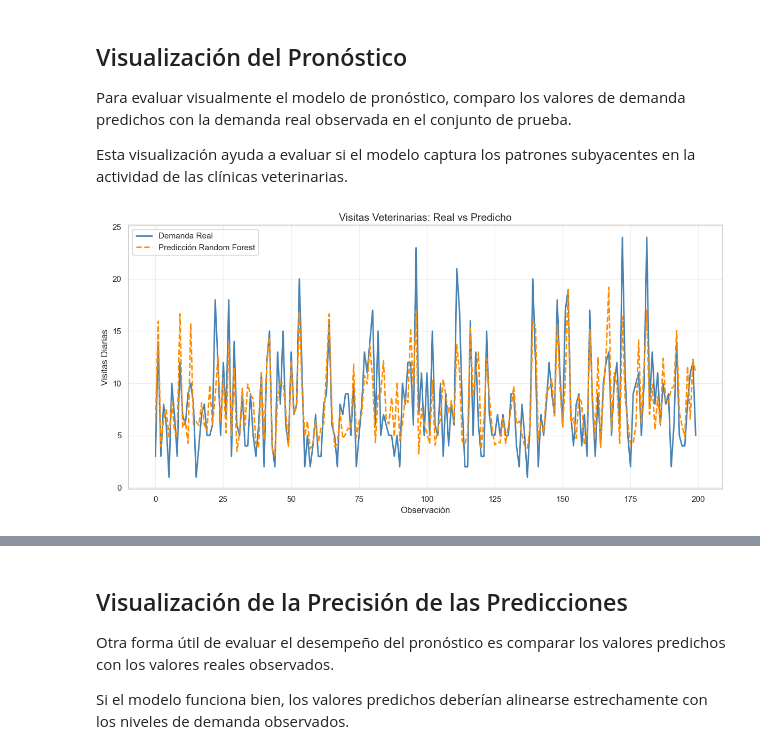
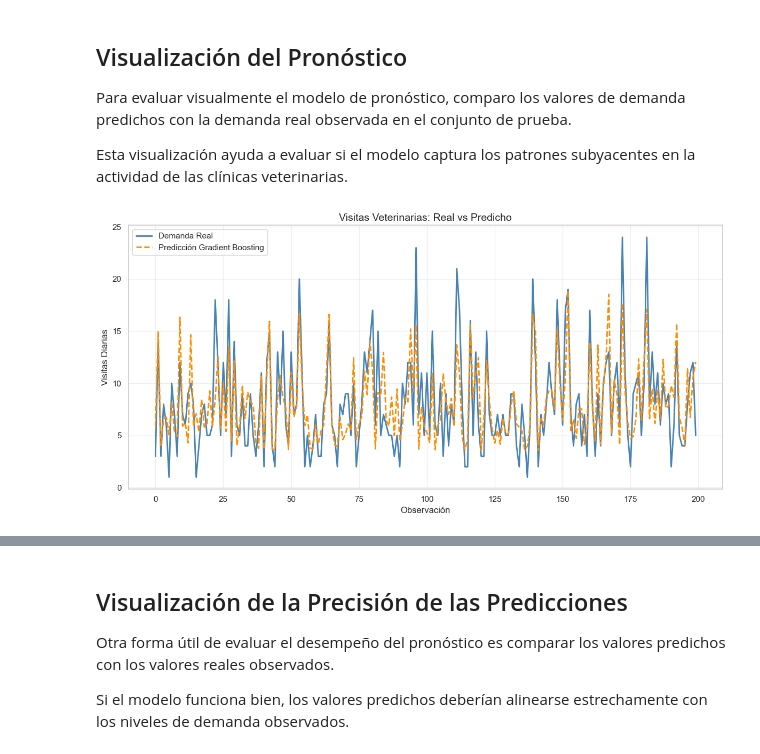
Before and after one commit to semersonantonio/Portfolio, a Jupyter notebook: ES_MexikansVeterinaryNetwork/notebooks/05_demand_forecasting.ipynb, the cells around one changed output, grey strips where cells are left out. Saved outputs shown, nothing was run; the diff lists cells and outputs as text; code cells hidden in the pictures.

```diff
--- a/ES_MexikansVeterinaryNetwork/notebooks/05_demand_forecasting.ipynb
+++ b/ES_MexikansVeterinaryNetwork/notebooks/05_demand_forecasting.ipynb
@@ -634,37 +666,37 @@ Esta visualización ayuda a evaluar si el modelo captura los patrones subyacente
 # %%
 plt.figure(figsize=(12,6))
 
 plt.plot(
     y_test.values[:200],
     label="Demanda Real",
     color="steelblue",
     linewidth=2
 )
 
 plt.plot(
-    pred_rf[:200],
-    label="Predicción Random Forest",
+    pred_gb[:200],
+    label="Predicción Gradient Boosting",
     color="darkorange",
     linestyle="--",
     linewidth=2
 )
 
 plt.title("Visitas Veterinarias: Real vs Predicho")
 
 plt.xlabel("Observación")
 plt.ylabel("Visitas Diarias")
 
 plt.legend()
 
 plt.grid(alpha=0.3)
 
-save_plot("random_forest_forecast_vs_actual")
+save_plot("gradient_boosting_forecast_vs_actual")
 
 plt.tight_layout()
 
 plt.show()
 # %% [output]
-[figure, old version]
+[figure, new version]
 # %%
 forecast_plot_df = test.copy()
 
```
Also changed, not shown: parts of 11 cells of this notebook, 9 other files.
